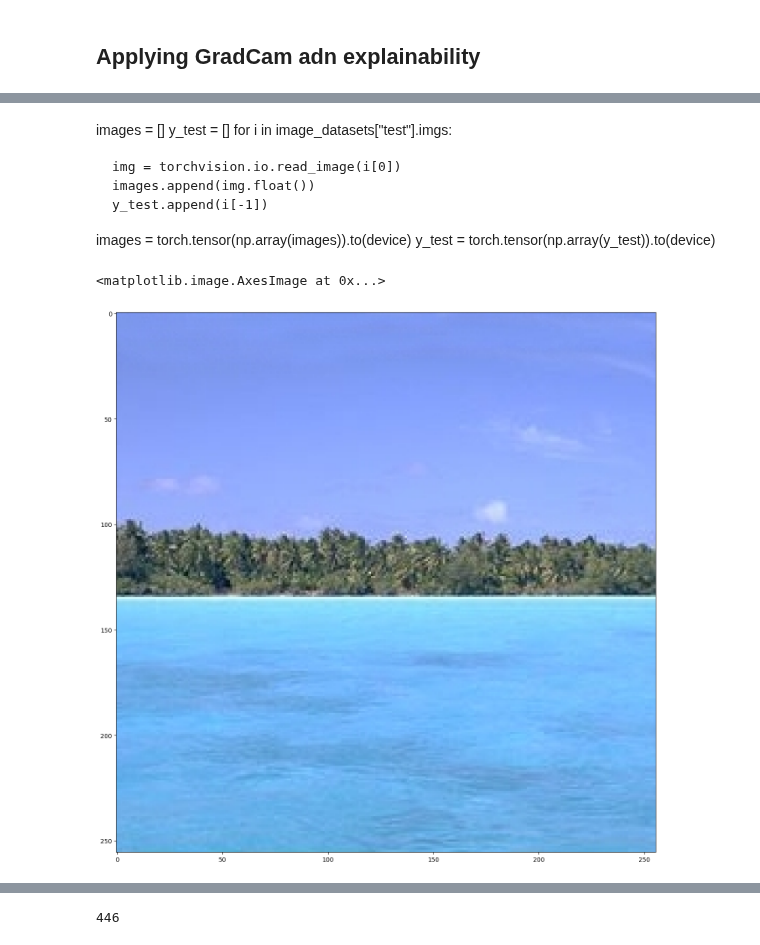
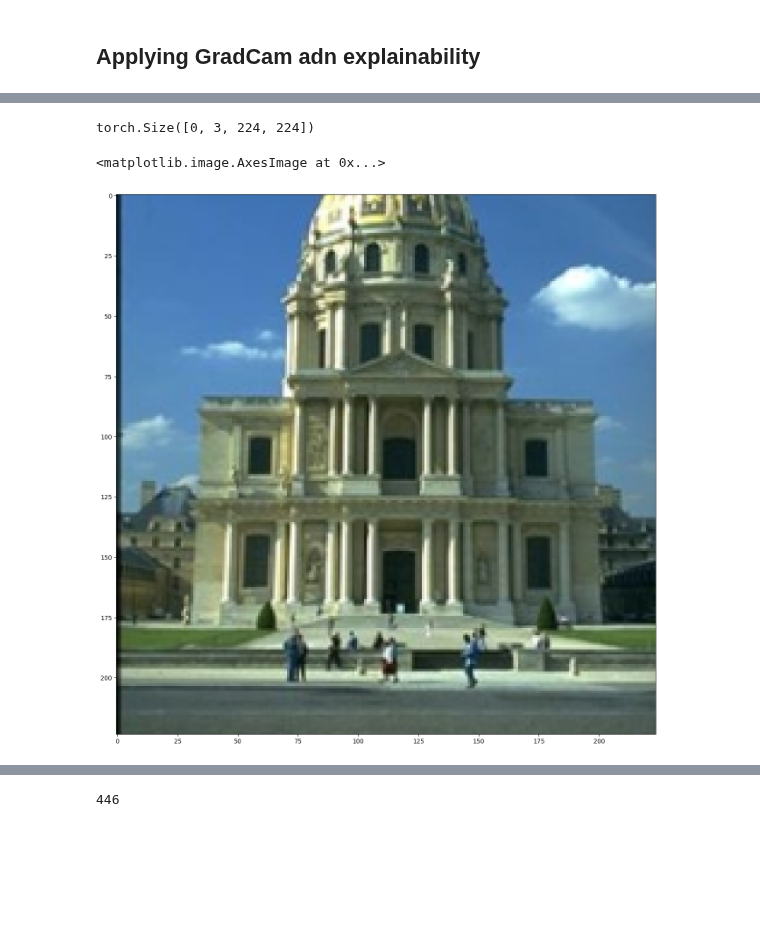
Before and after one commit to MCV-C3/project23-24-08, a Jupyter notebook: Task3/Explainability.ipynb, the cells around one changed output, grey strips where cells are left out. Cells and saved outputs as stored; diff of their text form; code cells hidden in the pictures; blank space fills up the shorter version.

```diff
--- a/Task3/Explainability.ipynb
+++ b/Task3/Explainability.ipynb
@@ -500,14 +499,3 @@ test Loss: 0.2360 Acc: 0.9442
-# %% [markdown]
-images = []
-y_test = []
-for i in image_datasets["test"].imgs:
-
-    img = torchvision.io.read_image(i[0])
-    images.append(img.float())
-    y_test.append(i[-1])
-
-images = torch.tensor(np.array(images)).to(device)
-y_test = torch.tensor(np.array(y_test)).to(device)
 # %%
 #model._freeze = True
 misatke_images, gt, predictions = get_mistakes(model=model, loader=dataloaders_dict["test"])
@@ -533,5 +517,4 @@ gt_test = gt[2][0]
-# %%
-plt.imshow(image_test)
-# %% [output]
-<matplotlib.image.AxesImage at 0x...>
-[figure, removed]
+# %%
+(misatke_images[3].shape)
+# %% [output]
+torch.Size([0, 3, 224, 224])
@@ -537,0 +525,5 @@ plt.imshow(image_test)
+# %%
+plt.imshow(tensor_to_image(images_test[0][0]))
+# %% [output]
+<matplotlib.image.AxesImage at 0x...>
+[figure, added]
```
Also changed, not shown: parts of 65 cells of this notebook, 1 other file.
